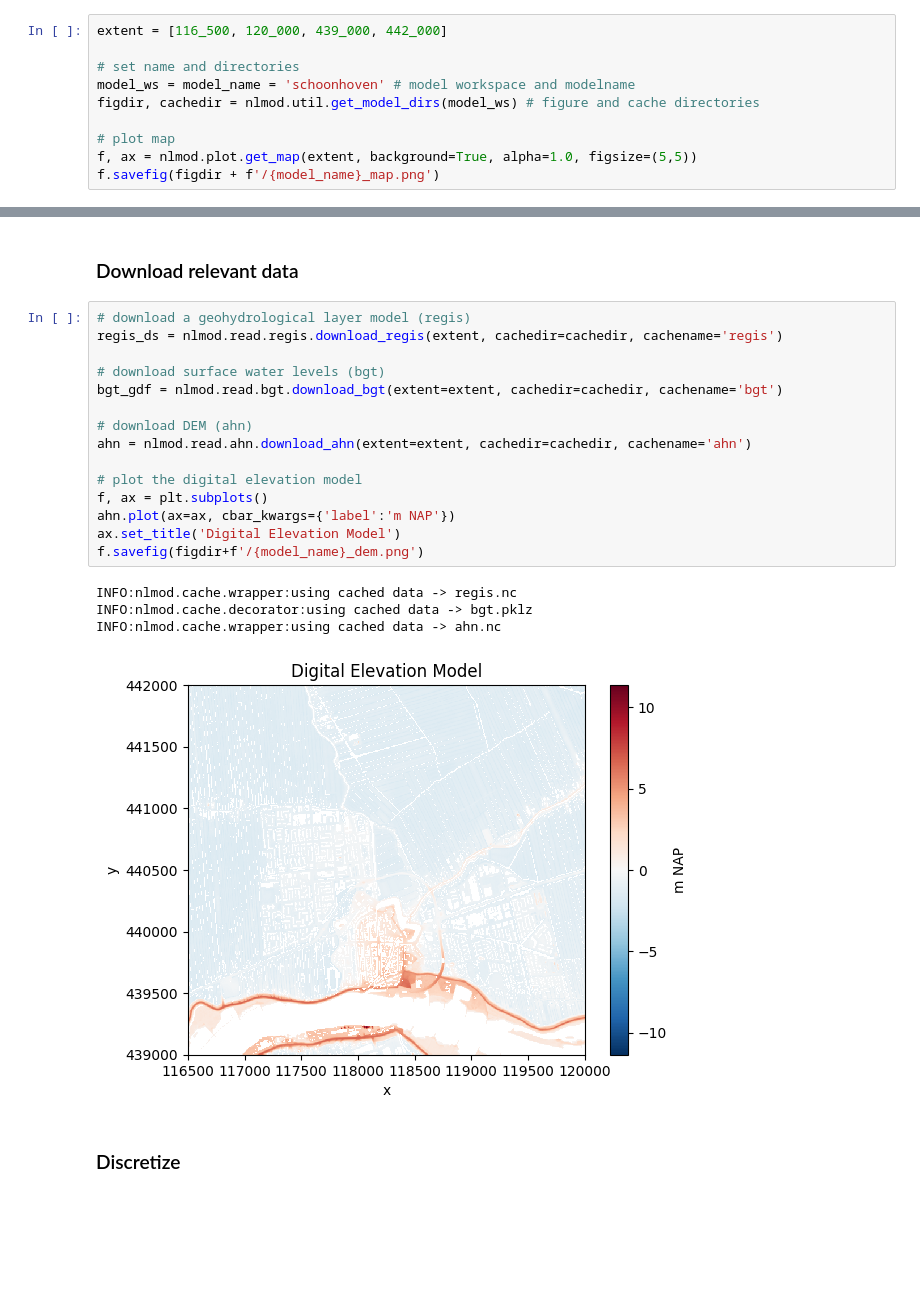
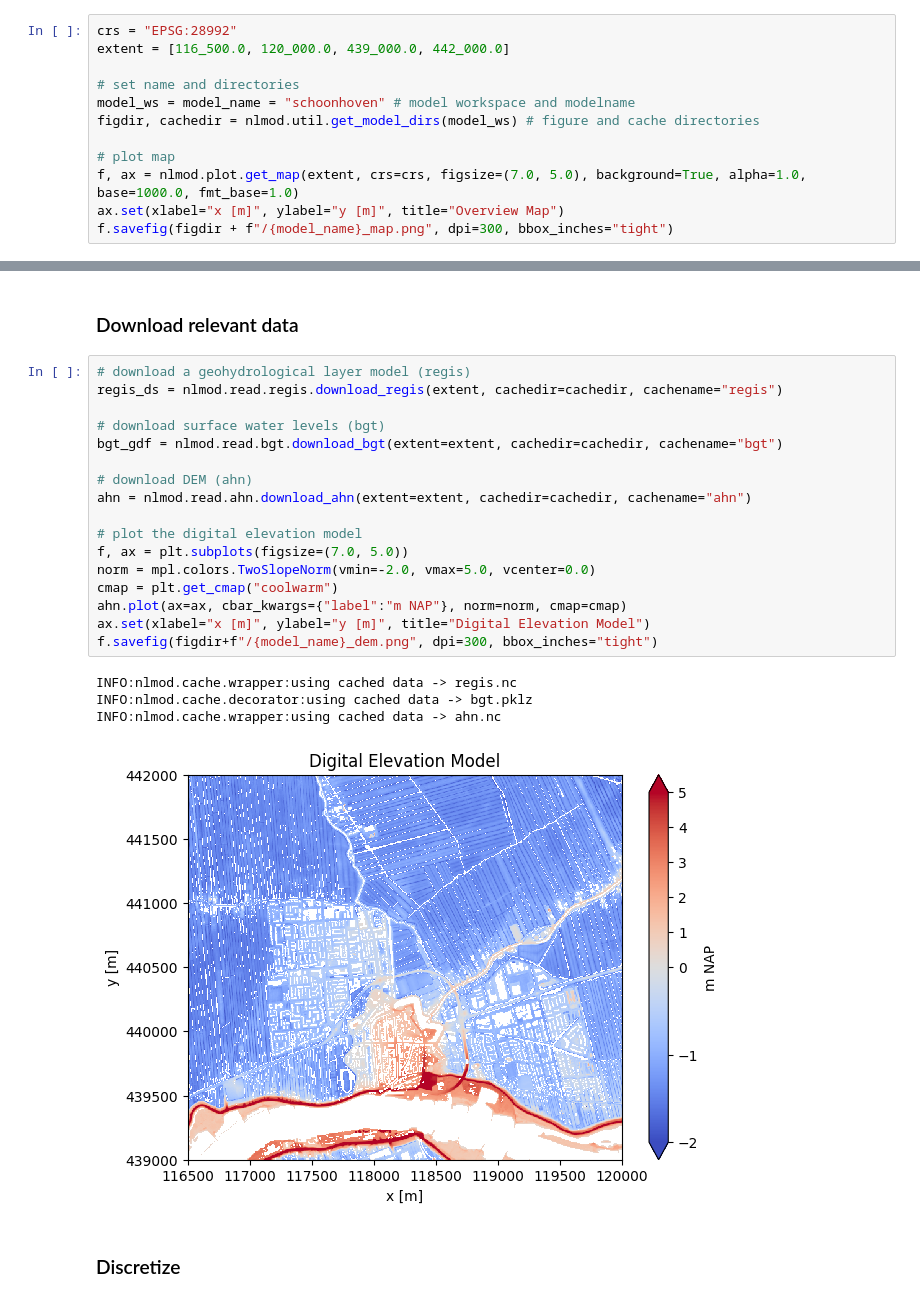
Before and after one commit to gwmod/nlmod, a Jupyter notebook: docs/examples/21_joss_example.ipynb, the cells around one changed output, grey strips where cells are left out. Drawn from its saved outputs; the diff is of its cells as text; blank space fills up the shorter version.

```diff
--- a/docs/examples/21_joss_example.ipynb
+++ b/docs/examples/21_joss_example.ipynb
@@ -19,13 +20,15 @@ nlmod.util.get_color_logger("INFO")
 # %% [markdown]
 ### Define spatial properties, name and directories
 # %%
-extent = [116_500, 120_000, 439_000, 442_000]
+crs = "EPSG:28992"
+extent = [116_500.0, 120_000.0, 439_000.0, 442_000.0]
 
 # set name and directories
-model_ws = model_name = 'schoonhoven' # model workspace and modelname
+model_ws = model_name = "schoonhoven" # model workspace and modelname
 figdir, cachedir = nlmod.util.get_model_dirs(model_ws) # figure and cache directories
 
 # plot map
-f, ax = nlmod.plot.get_map(extent, background=True, alpha=1.0, figsize=(5,5))
-f.savefig(figdir + f'/{model_name}_map.png')
+f, ax = nlmod.plot.get_map(extent, crs=crs, figsize=(7.0, 5.0), background=True, alpha=1.0, base=1000.0, fmt_base=1.0)
+ax.set(xlabel="x [m]", ylabel="y [m]", title="Overview Map")
+f.savefig(figdir + f"/{model_name}_map.png", dpi=300, bbox_inches="tight")
 # %% [output]
@@ -34,24 +37,26 @@ f.savefig(figdir + f'/{model_name}_map.png')
 ### Download relevant data
 # %%
 # download a geohydrological layer model (regis)
-regis_ds = nlmod.read.regis.download_regis(extent, cachedir=cachedir, cachename='regis')
+regis_ds = nlmod.read.regis.download_regis(extent, cachedir=cachedir, cachename="regis")
 
 # download surface water levels (bgt)
-bgt_gdf = nlmod.read.bgt.download_bgt(extent=extent, cachedir=cachedir, cachename='bgt')
+bgt_gdf = nlmod.read.bgt.download_bgt(extent=extent, cachedir=cachedir, cachename="bgt")
 
 # download DEM (ahn)
-ahn = nlmod.read.ahn.download_ahn(extent=extent, cachedir=cachedir, cachename='ahn')
+ahn = nlmod.read.ahn.download_ahn(extent=extent, cachedir=cachedir, cachename="ahn")
 
 # plot the digital elevation model
-f, ax = plt.subplots()
-ahn.plot(ax=ax, cbar_kwargs={'label':'m NAP'})
-ax.set_title('Digital Elevation Model')
-f.savefig(figdir+f'/{model_name}_dem.png')
+f, ax = plt.subplots(figsize=(7.0, 5.0))
+norm = mpl.colors.TwoSlopeNorm(vmin=-2.0, vmax=5.0, vcenter=0.0)
+cmap = plt.get_cmap("coolwarm")
+ahn.plot(ax=ax, cbar_kwargs={"label":"m NAP"}, norm=norm, cmap=cmap)
+ax.set(xlabel="x [m]", ylabel="y [m]", title="Digital Elevation Model")
+f.savefig(figdir+f"/{model_name}_dem.png", dpi=300, bbox_inches="tight")
 # %% [output]
 INFO:nlmod.cache.wrapper:using cached data -> regis.nc
 INFO:nlmod.cache.decorator:using cached data -> bgt.pklz
 INFO:nlmod.cache.wrapper:using cached data -> ahn.nc
-[figure, old version]
+[figure, new version]
 # %% [markdown]
 ### Discretize
 # %%
```
Also changed, not shown: parts of 7 cells of this notebook, 4 other files.
